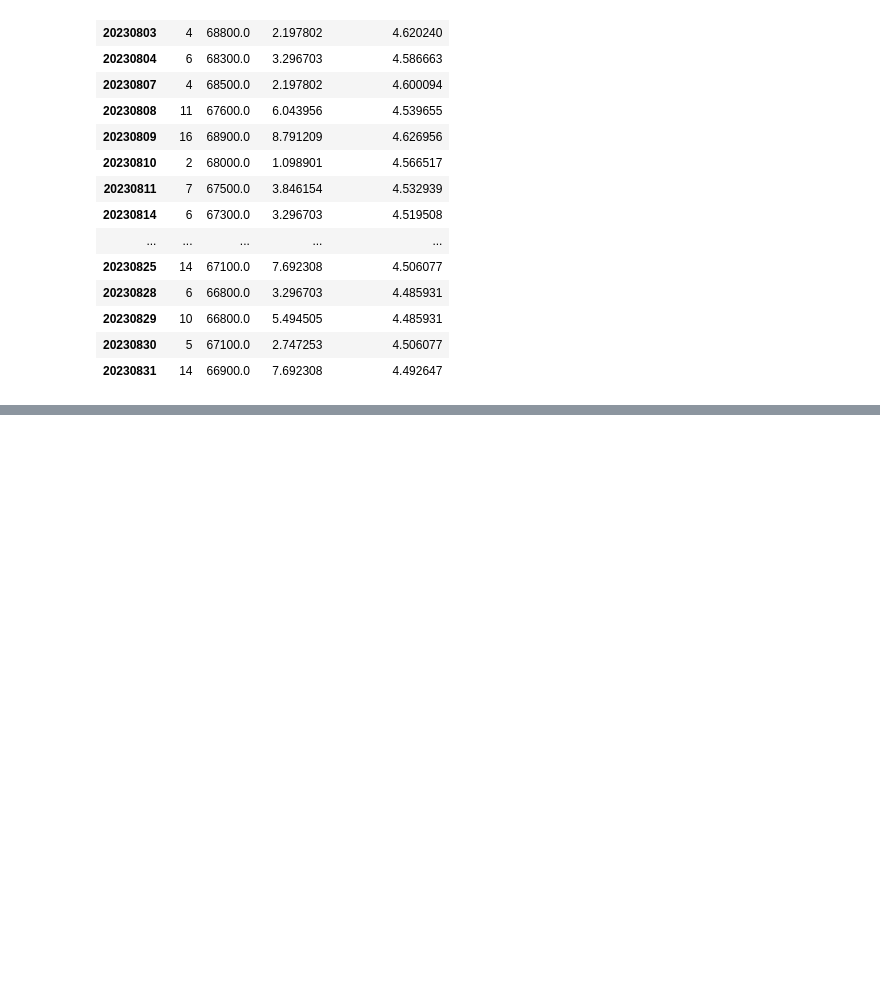
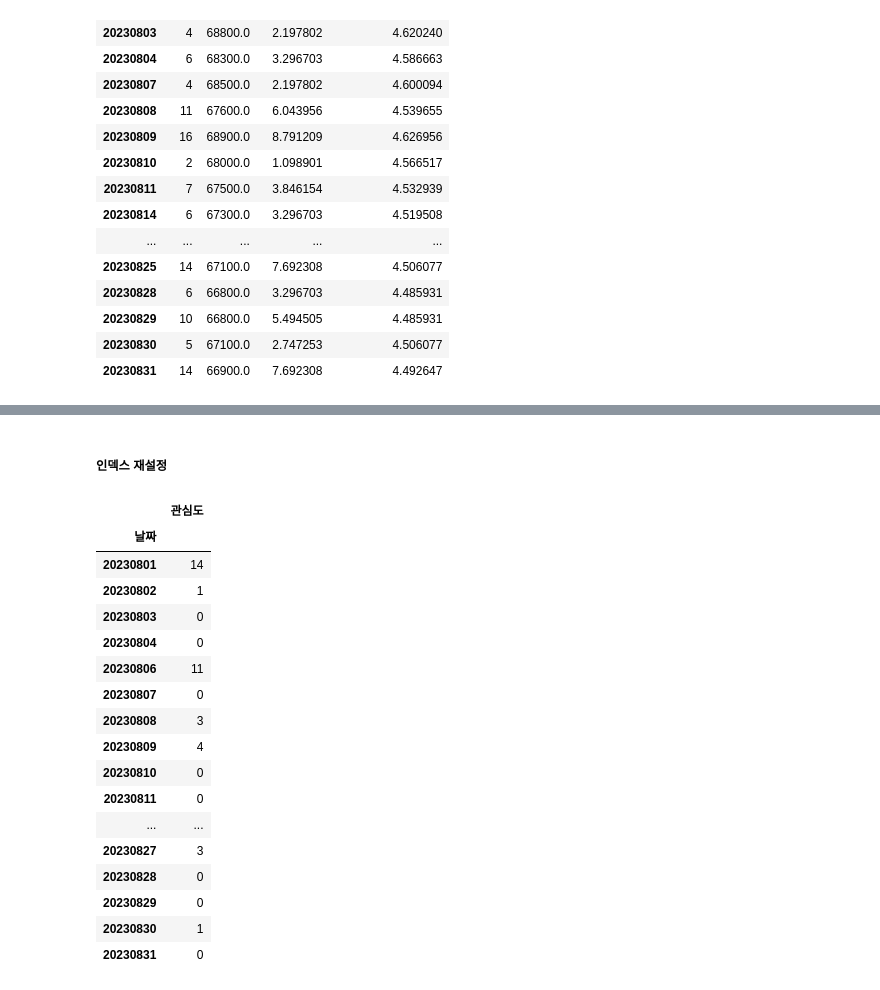
Before and after one commit to heedahan1619/Samsung_Electronics_project, a Jupyter notebook: samsung_electronics.ipynb, the cells around one changed output, grey strips where cells are left out. Cells and saved outputs as stored; diff of their text form; code cells hidden in the pictures; blank space fills up the shorter version.

```diff
--- a/samsung_electronics.ipynb
+++ b/samsung_electronics.ipynb
@@ -283,0 +372,24 @@ samsung
+# %% [markdown]
+##### 인덱스 재설정
+# %%
+df_reaction.set_index("날짜", inplace=True)
+df_reaction
+# %% [output]
+|  | 관심도 |
+| 날짜 |  |
+| 20230801 | 14 |
+| 20230802 | 1 |
+| 20230803 | 0 |
+| 20230804 | 0 |
+| 20230806 | 11 |
+| 20230807 | 0 |
+| 20230808 | 3 |
+| 20230809 | 4 |
+| 20230810 | 0 |
+| 20230811 | 0 |
+| ... | ... |
+| 20230827 | 3 |
+| 20230828 | 0 |
+| 20230829 | 0 |
+| 20230830 | 1 |
+| 20230831 | 0 |
```
Also changed, not shown: parts of 29 cells of this notebook, 1 other file.
